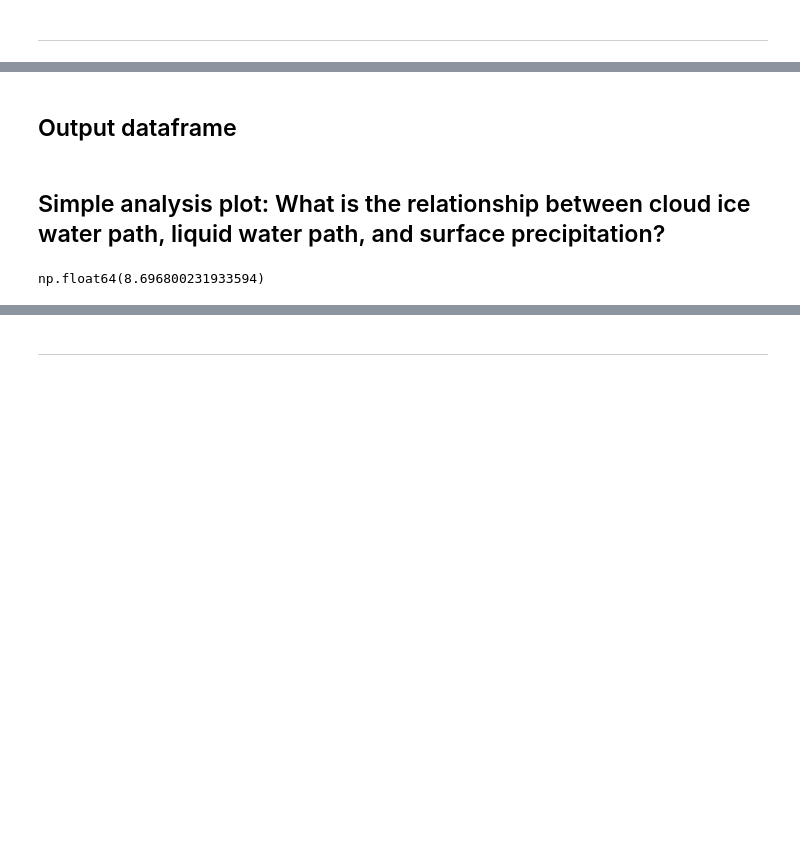
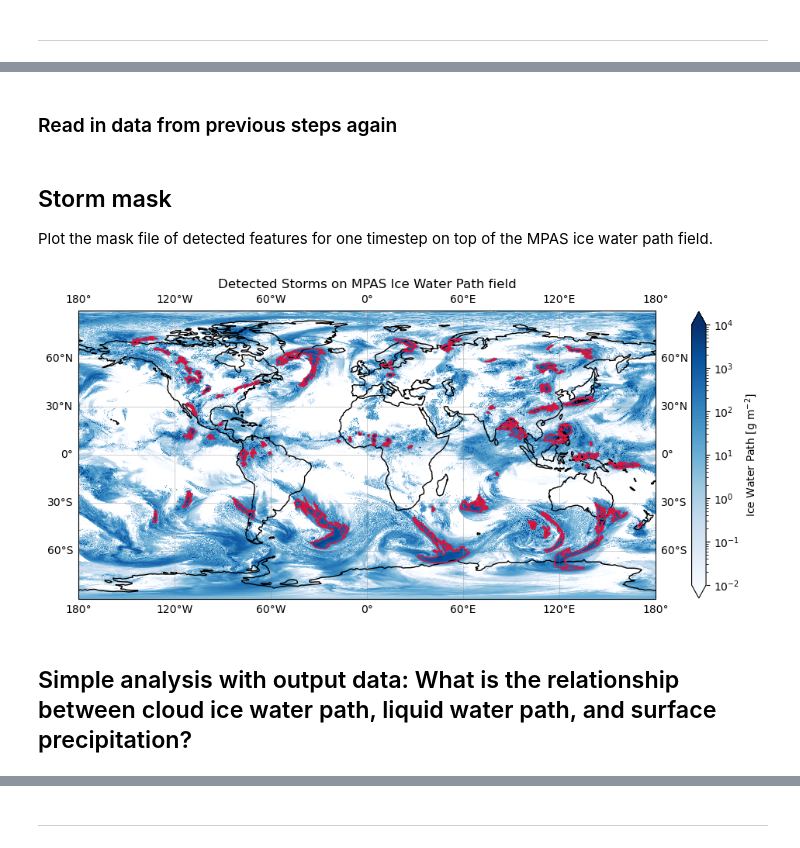
Before and after one commit to erogluorhan/storm-tracking-cookbook, a Jupyter notebook: notebooks/04-output-visualization.ipynb, the cells around one changed output, grey strips where cells are left out. Drawn from its saved outputs; the diff is of its cells as text; code cells hidden in the pictures; blank space fills up the shorter version.

```diff
--- a/notebooks/04-output-visualization.ipynb
+++ b/notebooks/04-output-visualization.ipynb
@@ -10,2 +16,2 @@ import matplotlib.pyplot as plt
-# %% [markdown]
-## Output dataframe
+# %% [markdown]
+### Read in data from previous steps again
@@ -11,0 +27,3 @@ import matplotlib.pyplot as plt
+# %% [markdown]
+## Storm mask
+Plot the mask file of detected features for one timestep on top of the MPAS ice water path field.
@@ -12,2 +35,44 @@ import matplotlib.pyplot as plt
+# %%
+# Plot first timestep of ice water path
+tt = 0
+mask_t = mask.isel(time = tt)
+storm_ids = np.unique(mask_t.values[~np.isnan(mask_t.values)])
+storm_ids = storm_ids[storm_ids > 0]
+iwp_t = mpas_regridded['ice_water_path'].isel(time = tt)
+lat = mask['lat'].values
+lon = mask['lon'].values
+
+fig = plt.figure(figsize=(12, 6))
+ax = plt.axes(projection=ccrs.PlateCarree())  # PlateCarree expects lat/lon coords
+lw = 1.0 # linewidth for coastlines, contours and tracks
+
+# Plot the DataArray using xarray's plot function, but give it the axis
+iwp_t.plot(
+    ax=ax,
+    transform=ccrs.PlateCarree(),
+    cmap='Blues',
+    norm=LogNorm(vmin=1e-2, vmax=1e4),
+    cbar_kwargs={'label': 'Ice Water Path [g m$^{-2}$]', 'shrink': 0.8}
+)
+
+# Add coastlines
+ax.coastlines(resolution='110m', linewidth=lw)
+
+# Add gridlines
+ax.gridlines(draw_labels=True, linewidth=0.5, color='gray', alpha=0.5)
+
+
+# Create a contour plot for mask regions
+CS = ax.contour(
+        lon, lat, mask_t.where(mask_t == 0 , 1),
+        levels=[0.5],
+        colors=['crimson'],
+        linewidths=[lw],
+        transform=ccrs.PlateCarree())
+
+plt.title('Detected Storms on MPAS Ice Water Path field')
+plt.show()
+# %% [output]
+[figure, added]
 # %% [markdown]
-## Simple analysis plot: What is the relationship between cloud ice water path, liquid water path, and surface precipitation?
+## Simple analysis with output data: What is the relationship between cloud ice water path, liquid water path, and surface precipitation?
@@ -16,4 +78,0 @@ data = xr.open_dataset('iwp_lwp_precip_features.nc').to_dataframe()
-# %%
-data.mean_precip.max()
-# %% [output]
-np.float64(8.696800231933594)
```
Also changed, not shown: parts of 13 cells of this notebook, 2 other files.
